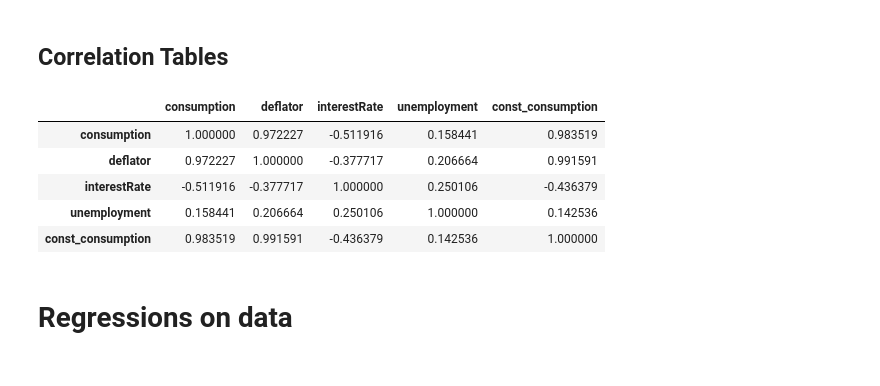
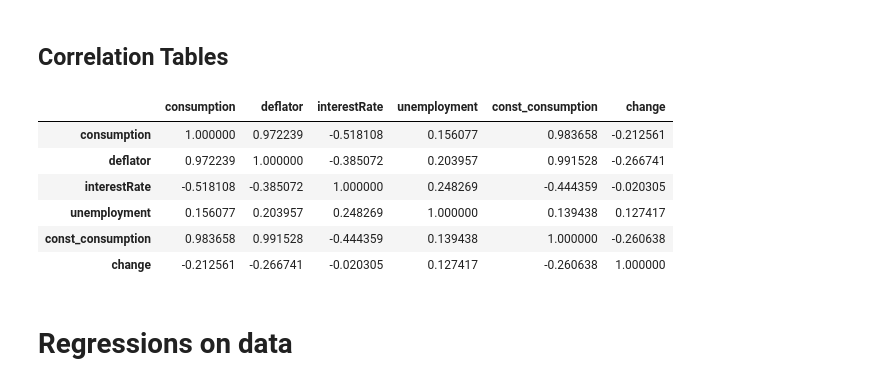
Before and after one commit to JamesTrick/sandbox, a Jupyter notebook: ConsumptionModel.ipynb, the cells around one changed output. Cells and saved outputs as stored; diff of their text form; code cells hidden in the pictures.

```diff
--- a/ConsumptionModel.ipynb
+++ b/ConsumptionModel.ipynb
@@ -22,4 +22,5 @@ plt.style.use('ggplot')
 %matplotlib inline
 # %%
 # read data from CSV
-data = pd.read_csv('consumption_data.csv')
+data = pd.read_csv('consumption_data.csv', header=0)
+data = data[::-1]
@@ -44,0 +27,10 @@ array(['date', 'consumption', 'deflator', 'interestRate', 'unemployment',
+# %%
+"""
+We need to convert consumption into Constant 2005 US$ dollars
+Calculate the change in const_consumption to aid in making the data stationary for regression purposes
+Drop NAs created from calculating change.
+"""
+
+data = data.assign(const_consumption = lambda x: (x['consumption'] / (x['deflator'] / 100)))
+data = data.assign(change = pd.rolling_apply(data['const_consumption'], 2, lambda x: x[0] - x[1]))
+data = data.dropna()
@@ -82,14 +85,15 @@ Constant consumption plotted with enemployment
 # %% [markdown]
 ## Correlation Tables
 # %%
-reversed_data.corr()
+data.corr()
 # %% [output]
-|  | consumption | deflator | interestRate | unemployment | const_consumption |
-| consumption | 1.000000 | 0.972227 | -0.511916 | 0.158441 | 0.983519 |
-| deflator | 0.972227 | 1.000000 | -0.377717 | 0.206664 | 0.991591 |
-| interestRate | -0.511916 | -0.377717 | 1.000000 | 0.250106 | -0.436379 |
-| unemployment | 0.158441 | 0.206664 | 0.250106 | 1.000000 | 0.142536 |
-| const_consumption | 0.983519 | 0.991591 | -0.436379 | 0.142536 | 1.000000 |
+|  | consumption | deflator | interestRate | unemployment | const_consumption | change |
+| consumption | 1.000000 | 0.972239 | -0.518108 | 0.156077 | 0.983658 | -0.212561 |
+| deflator | 0.972239 | 1.000000 | -0.385072 | 0.203957 | 0.991528 | -0.266741 |
+| interestRate | -0.518108 | -0.385072 | 1.000000 | 0.248269 | -0.444359 | -0.020305 |
+| unemployment | 0.156077 | 0.203957 | 0.248269 | 1.000000 | 0.139438 | 0.127417 |
+| const_consumption | 0.983658 | 0.991528 | -0.444359 | 0.139438 | 1.000000 | -0.260638 |
+| change | -0.212561 | -0.266741 | -0.020305 | 0.127417 | -0.260638 | 1.000000 |
 # %% [markdown]
 # Regressions on data
 # %% [markdown]
```
Also changed, not shown: parts of 10 cells of this notebook.
